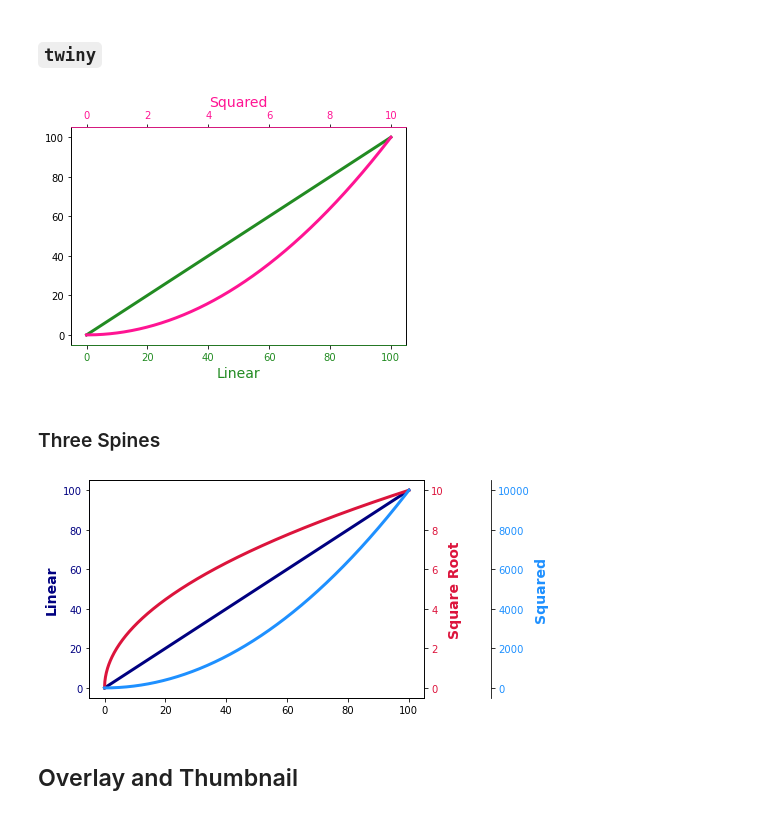
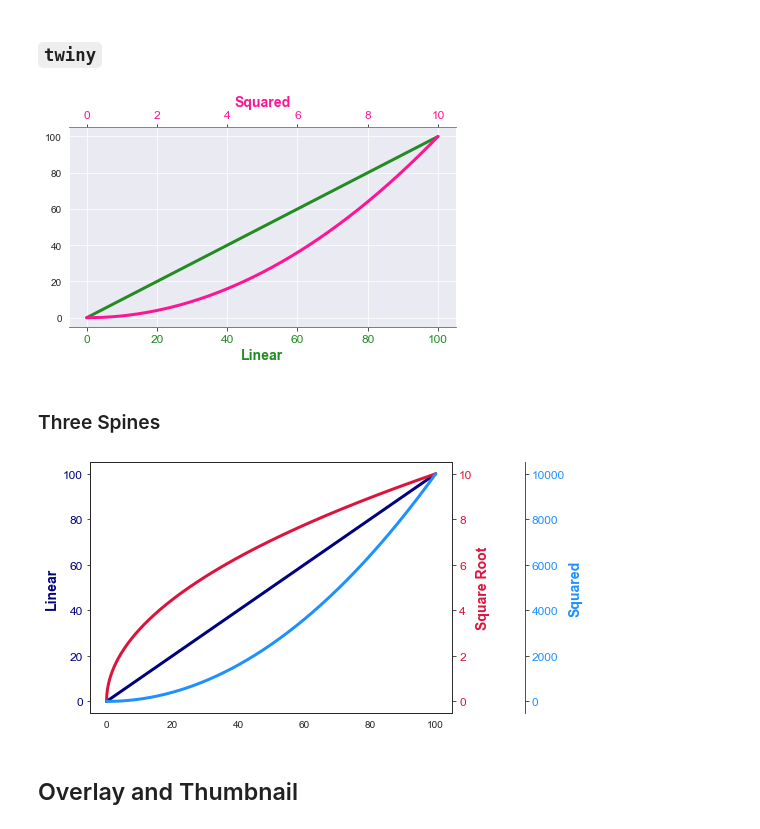
Before and after one commit to kimfetti/Videos, a Jupyter notebook: Matplotlib_Tips/13_twinx.ipynb, the cells around one changed output. Cells and saved outputs as stored; diff of their text form; code cells hidden in the pictures.

```diff
--- a/Matplotlib_Tips/13_twinx.ipynb
+++ b/Matplotlib_Tips/13_twinx.ipynb
@@ -122,33 +127,40 @@ sns.reset_orig()
 # %% [markdown]
 ### `twiny`
 # %%
+sns.set_style('darkgrid')
+
 fig, ax = plt.subplots()
 
 color1 = 'forestgreen'
 ax.plot(x, x, color=color1, lw=3)
-ax.set_xlabel('Linear', color=color1, fontsize=14)
-ax.tick_params(axis='x', labelcolor=color1)
+ax.set_xlabel('Linear', color=color1, fontsize=14, fontweight='bold')
+ax.tick_params(axis='x', labelcolor=color1, labelsize=12)
 
 ax_new = ax.twiny()
 
 color2 = 'deeppink'
 ax_new.plot(x_sqrt, x, color=color2, lw=3)
-ax_new.set_xlabel('Squared', color=color2, fontsize=14)
-ax_new.tick_params(axis='x', labelcolor=color2)
+ax_new.set_xlabel('Squared', color=color2, fontsize=14, fontweight='bold')
+ax_new.tick_params(axis='x', labelcolor=color2, labelsize=12)
 
 ax_new.spines['bottom'].set_color('forestgreen')
 ax_new.spines['top'].set_color('deeppink')
+ax_new.grid(False)
+
+plt.tight_layout()
+#plt.savefig('13twinx_figure_twiny.png', dpi=200)
 # %% [output]
-[figure, old version]
+[figure, new version]
 # %% [markdown]
 ### Three Spines
 # %%
-fig, ax1 = plt.subplots()
+sns.set_style('white')
+fig, ax1 = plt.subplots(figsize=(8,4))
 
 color1 = 'navy'
 ax1.plot(x, x, color=color1, lw=3)
 ax1.set_ylabel('Linear', color=color1, fontweight='bold', fontsize=14)
-ax1.tick_params(axis='y', labelcolor=color1)
+ax1.tick_params(axis='y', labelcolor=color1, labelsize=12)
 
 ax2 = ax1.twinx()
 ax3 = ax1.twinx()
@@ -159,14 +171,17 @@ ax3.spines['right'].set_position(("axes", 1.2))
 color2 = 'crimson'
 ax2.plot(x, x_sqrt, color=color2, lw=3)
 ax2.set_ylabel('Square Root', color=color2, fontweight='bold', fontsize=14)
-ax2.tick_params(axis='y', labelcolor=color2)
+ax2.tick_params(axis='y', labelcolor=color2, labelsize=12)
 
 color3 = 'dodgerblue'
 ax3.plot(x, x_squared, color=color3, lw=3)
 ax3.set_ylabel('Squared', color=color3, fontweight='bold', fontsize=14)
-ax3.tick_params(axis='y', labelcolor=color3)
+ax3.tick_params(axis='y', labelcolor=color3, labelsize=12)
+
+plt.tight_layout()
+#plt.savefig('13twinx_figure_3axes.png', dpi=200)
 # %% [output]
-[figure, old version]
+[figure, new version]
 # %% [markdown]
 ## Overlay and Thumbnail
 # %%
```
Also changed, not shown: parts of 12 cells of this notebook.
